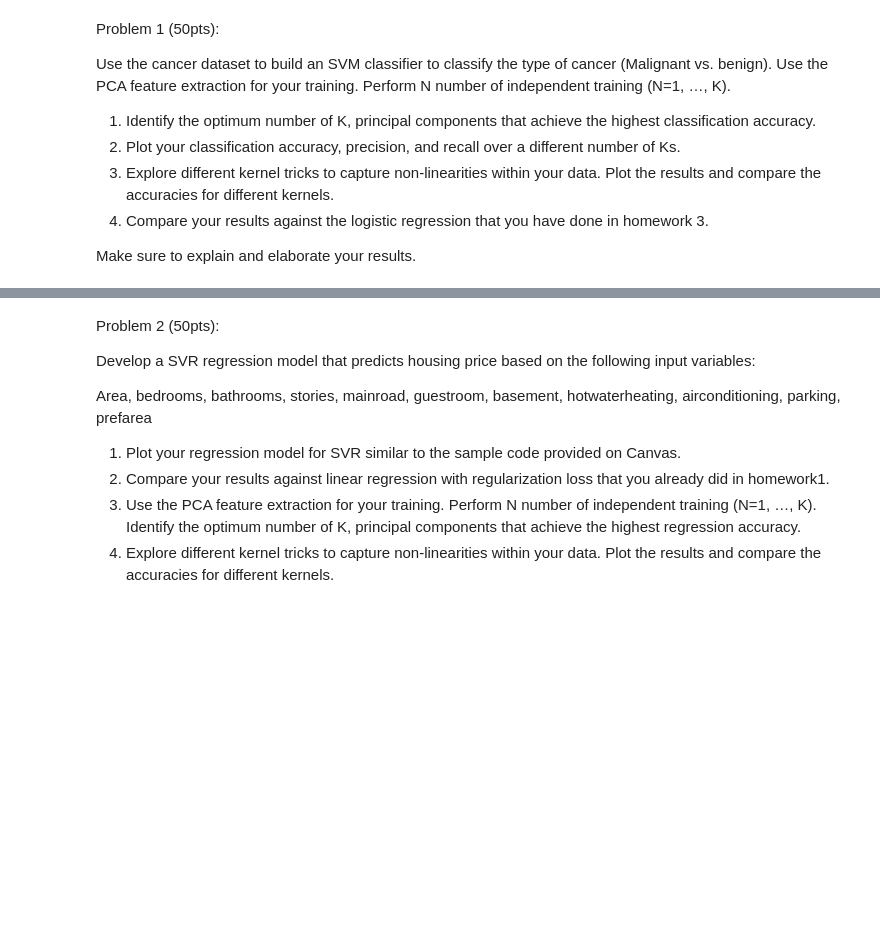
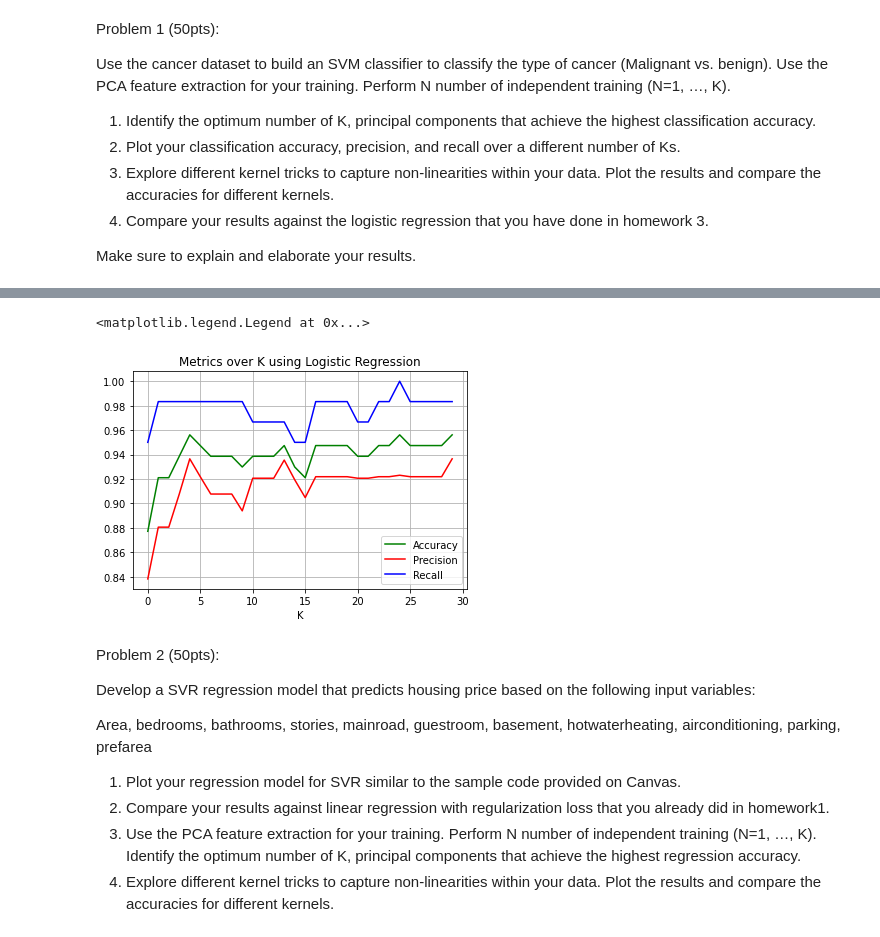
Before and after one commit to pcur/ECGR-4105, a Jupyter notebook: Homework 4/HW4.ipynb, the cells around one changed output, grey strips where cells are left out. Saved outputs shown, nothing was run; the diff lists cells and outputs as text; code cells hidden in the pictures; blank space fills up the shorter version.

```diff
--- a/Homework 4/HW4.ipynb
+++ b/Homework 4/HW4.ipynb
@@ -77,3 +166,40 @@ plt.show()
+# %%
+#from last homework
+from sklearn.linear_model import LogisticRegression
+logReg = LogisticRegression(random_state = 0)
+K_max = 30
+K = np.array(range(K_max))
+acc = np.zeros(K_max)
+prec = np.zeros(K_max)
+recall = np.zeros(K_max)
+
+
+for k in K:
+    pca = PCA(n_components=k+1)
+    X_pca = pca.fit_transform(X)
+    x_train_pca, x_test_pca, y_train, expected = tts(X_pca, Y, train_size = trainSize, test_size = testSize, random_state=69)
+
+    x_train_pca = sc_X.fit_transform(x_train_pca)
+    x_test_pca = sc_X.transform(x_test_pca)
+
+    logReg.fit(x_train_pca, y_train)
+    y_pred = logReg.predict(x_test_pca) # Predictions
+
+    acc[k] = metrics.accuracy_score(expected,y_pred)
+    prec[k] = metrics.precision_score(expected,y_pred)
+    recall[k] = metrics.recall_score(expected,y_pred)
+
+plt.plot(K,acc[K], color='green', label='Accuracy')
+plt.plot(K,prec[K], color='red', label='Precision')
+plt.plot(K,recall[K], color='blue', label='Recall')
+plt.grid()
+plt.xlabel('K')
+plt.ylabel('')
+plt.title('Metrics over K using Logistic Regression')
+plt.legend()
+# %% [output]
+<matplotlib.legend.Legend at 0x...>
+[figure, added]
 # %% [markdown]
 
 Problem 2 (50pts):
```
Also changed, not shown: parts of 5 cells of this notebook.
